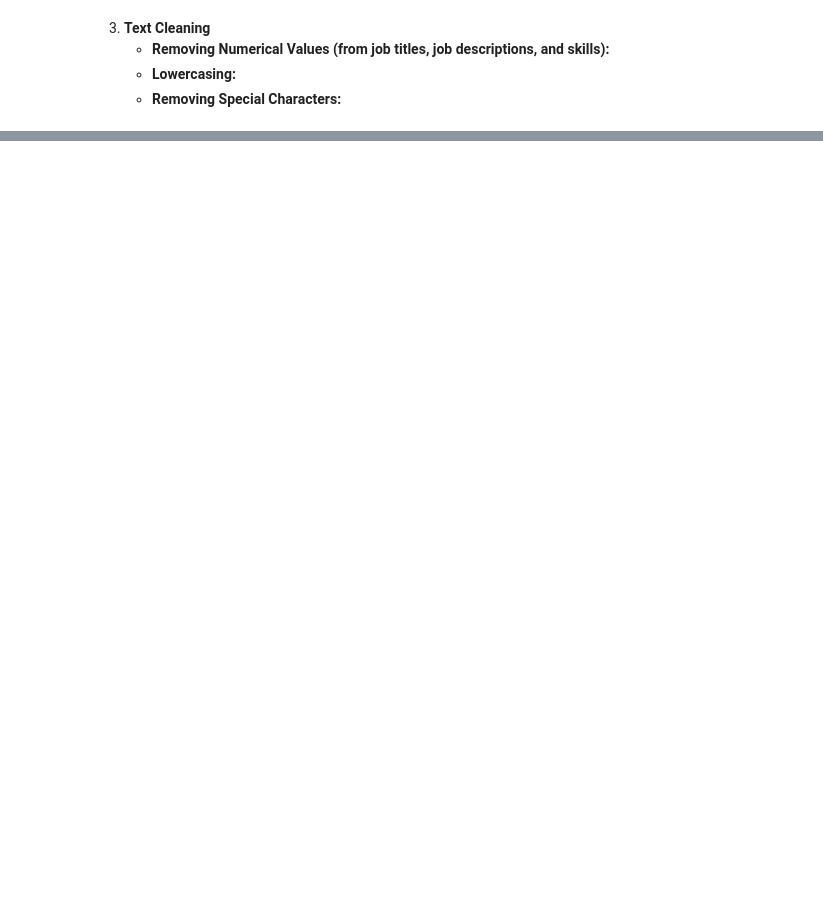
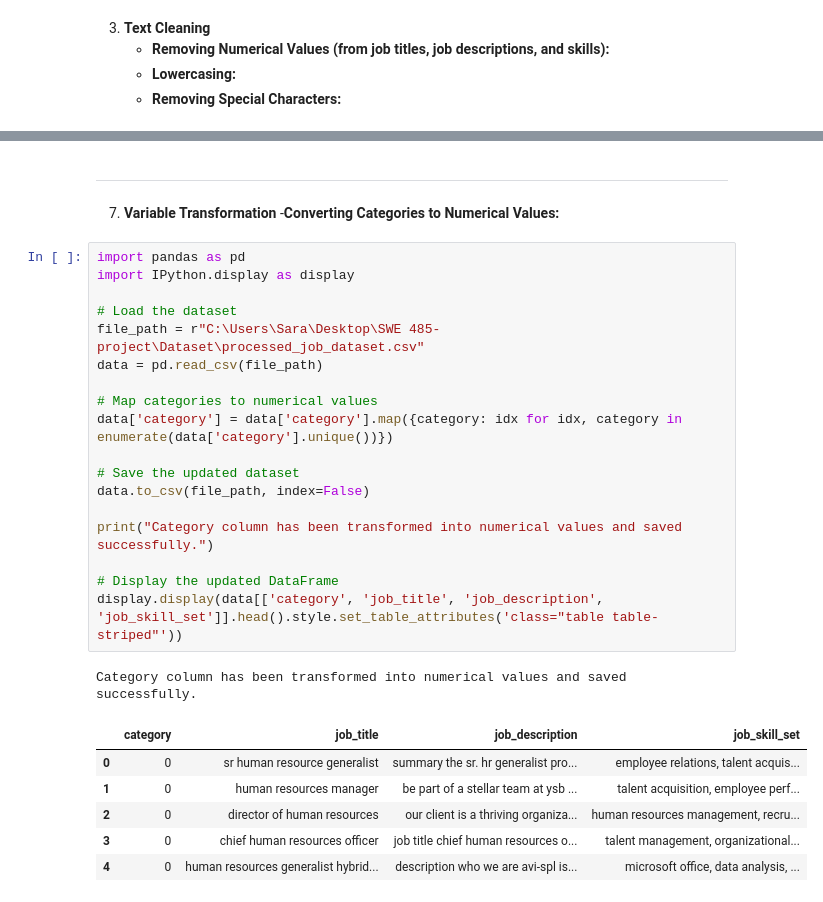
Before and after one commit to almasalzeer/AIproject_job_recomndation, a Jupyter notebook: job.ipynb, the cells around one changed output, grey strips where cells are left out. Cells and saved outputs as stored; diff of their text form; blank space fills up the shorter version.

Commit message:
add dataset folder& update data proccessing

```diff
--- a/job.ipynb
+++ b/job.ipynb
@@ -642,3 +643,33 @@ The 'job_id' column contains unique values and will be removed.
 | 2 | hr | director of human resources | our client is a thriving organiza... | human resources management, recru... |
 | 3 | hr | chief human resources officer | job title chief human resources o... | talent management, organizational... |
 | 4 | hr | human resources generalist hybrid... | description who we are avi-spl is... | microsoft office, data analysis, ... |
+# %% [markdown]
+-------------------------------------------------------------------------------------------------------------------------------------------------------
+7. **Variable Transformation**
+   -**Converting Categories to Numerical Values:**
+# %%
+import pandas as pd
+import IPython.display as display
+
+# Load the dataset
+file_path = r"C:\Users\Sara\Desktop\SWE 485-project\Dataset\processed_job_dataset.csv"
+data = pd.read_csv(file_path)
+
+# Map categories to numerical values
+data['category'] = data['category'].map({category: idx for idx, category in enumerate(data['category'].unique())})
+
+# Save the updated dataset
+data.to_csv(file_path, index=False)
+
+print("Category column has been transformed into numerical values and saved successfully.")
+
+# Display the updated DataFrame
+display.display(data[['category', 'job_title', 'job_description', 'job_skill_set']].head().style.set_table_attributes('class="table table-striped"'))
+# %% [output]
+Category column has been transformed into numerical values and saved successfully.
+|  | category | job_title | job_description | job_skill_set |
+| 0 | 0 | sr human resource generalist | summary the sr. hr generalist pro... | employee relations, talent acquis... |
+| 1 | 0 | human resources manager | be part of a stellar team at ysb ... | talent acquisition, employee perf... |
+| 2 | 0 | director of human resources | our client is a thriving organiza... | human resources management, recru... |
+| 3 | 0 | chief human resources officer | job title chief human resources o... | talent management, organizational... |
+| 4 | 0 | human resources generalist hybrid... | description who we are avi-spl is... | microsoft office, data analysis, ... |
```
Also changed, not shown: parts of 7 cells of this notebook, 3 other files.
